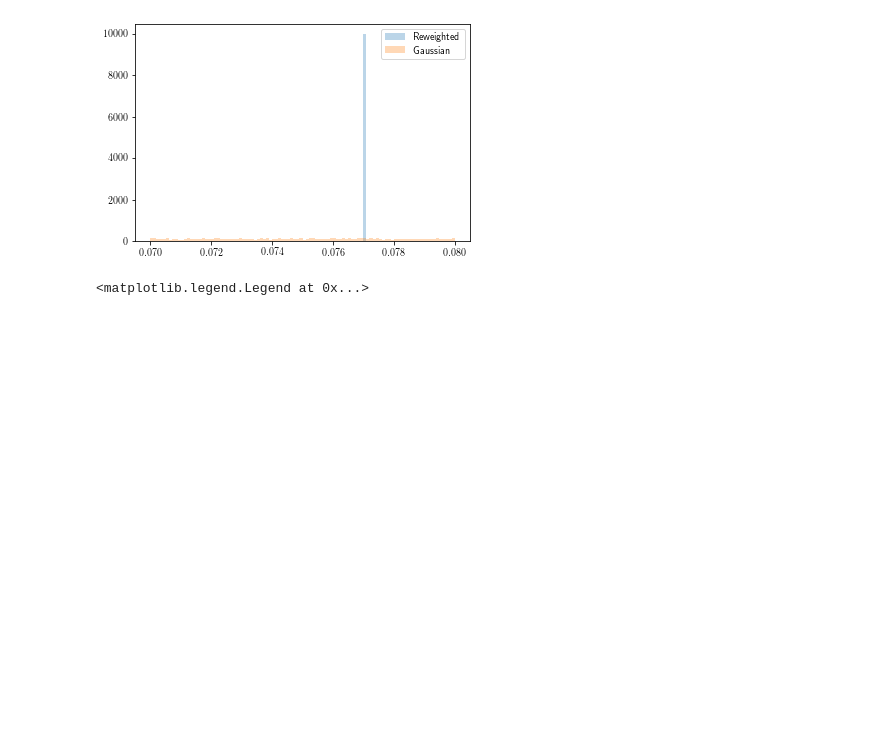
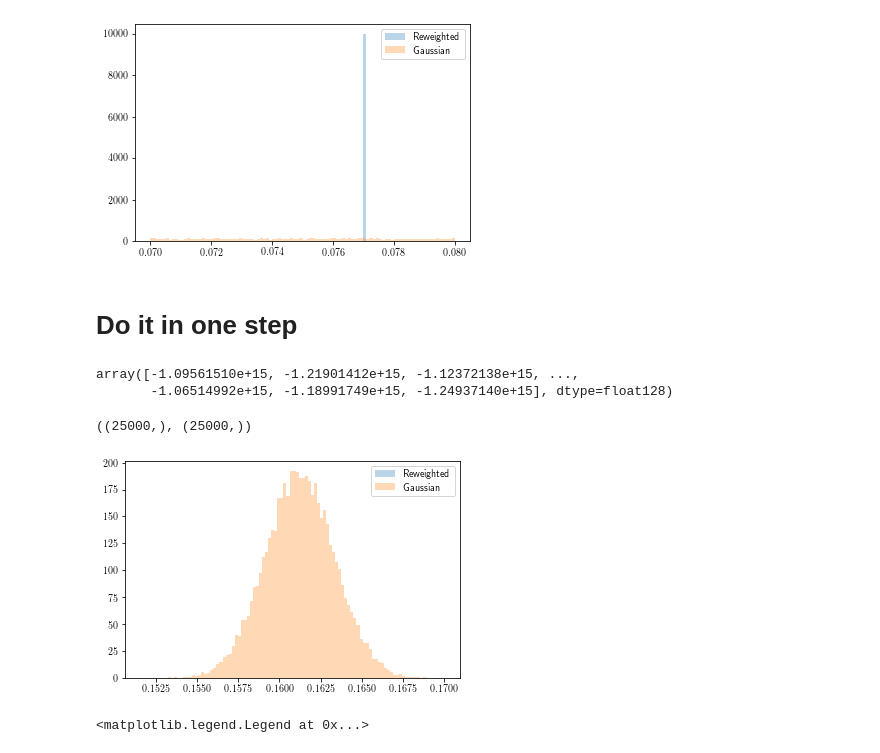
Before and after one commit to AliAlkadhim/PDF_Uncertainty, a Jupyter notebook: master_version/local/ALL_DATA_25k/Reweighting_2.ipynb, the cells around one changed output. Cells and saved outputs as stored; diff of their text form; code cells hidden in the pictures; blank space fills up the shorter version.

```diff
--- a/master_version/local/ALL_DATA_25k/Reweighting_2.ipynb
+++ b/master_version/local/ALL_DATA_25k/Reweighting_2.ipynb
@@ -284,4 +307,54 @@ plt.legend()
 # %% [output]
 <matplotlib.legend.Legend at 0x...>
 [figure]
+# %% [markdown]
+# Do it in one step
+# %%
+MVN_per_point_l_diff_mean[MVN_per_point_l_diff_mean <0]
+# %% [output]
+array([-1.09561510e+15, -1.21901412e+15, -1.12372138e+15, ...,
+       -1.06514992e+15, -1.18991749e+15, -1.24937140e+15], dtype=float128)
+# %%
+chi2_array_ALL_DATA_4k = chi2_array_ALL_DATA_4k.astype(np.float128)
+MVN_4000_MASTER = MVN_4000_MASTER.astype(np.float128)
+
+best_fitchi2_25k =3369.427
+MVG_best_fit = MVG_BestFit(params_MASTER, params_MASTER, COV_MASTER)
+
+MVN_per_point_l = f(MVN_4000_MASTER, params_MASTER, COV_MASTER)
+#first step is masking both to take only positive values of MVG
+# pos_MVN_per_point_l = MVN_per_point_l[MVN_per_point_l > 0]
+
+# pos_chi2 = chi2_array_ALL_DATA_4k[MVN_per_point_l > 0]
+
+#now subtract best-fit values of chi2 and MVG
+# MVN_per_point_l = MVN_per_point_l - MVG_best_fit
+# pos_chi2 = pos_chi2 - best_fitchi2_25k
+
+#now subtract the mean from both chi2 and MVG
+MVN_per_point_l_diff_mean = MVN_per_point_l - np.mean(MVN_per_point_l)
+
+pos_chi2_diff_mean =pos_chi2 - np.mean(pos_chi2)
+
+
+#HERE is where the positive masking should be done (right before taking the log)
+MVN_per_point_l_diff_mean_pos = MVN_per_point_l_diff_mean[MVN_per_point_l_diff_mean > 0]
+pos_chi2_diff_mean_pos = pos_chi2_diff_mean[MVN_per_point_l_diff_mean > 0]
+
+#now calculate the log weight
+log_weight_unnormalized = (-0.5 * pos_chi2_diff_mean_pos) - (np.log(MVN_per_point_l_diff_mean_pos))
+
+weight_unnormalized = np.exp(log_weight_unnormalized)
+
+weight_normalized = len(weight_unnormalized) * log_weight_unnormalized/np.sum(weight_unnormalized)
+
+MVN_param_1_pos = MVN_4000_MASTER[:,0][MVN_per_point_l > 0]
+
+plt.hist(MVN_param_1_pos, weights=weight_normalized, bins=100, label='Reweighted', alpha=0.3, density=True)
+plt.hist(MVN_param_1_pos, bins=100, label='Gaussian',  alpha=0.3, density=True)
+plt.legend()
+MVN_param_1_pos.shape, weight_normalized.shape
+# %% [output]
+((25000,), (25000,))
+[figure, added]
 # %%
```
Also changed, not shown: parts of 5 cells of this notebook, 1 other file.
